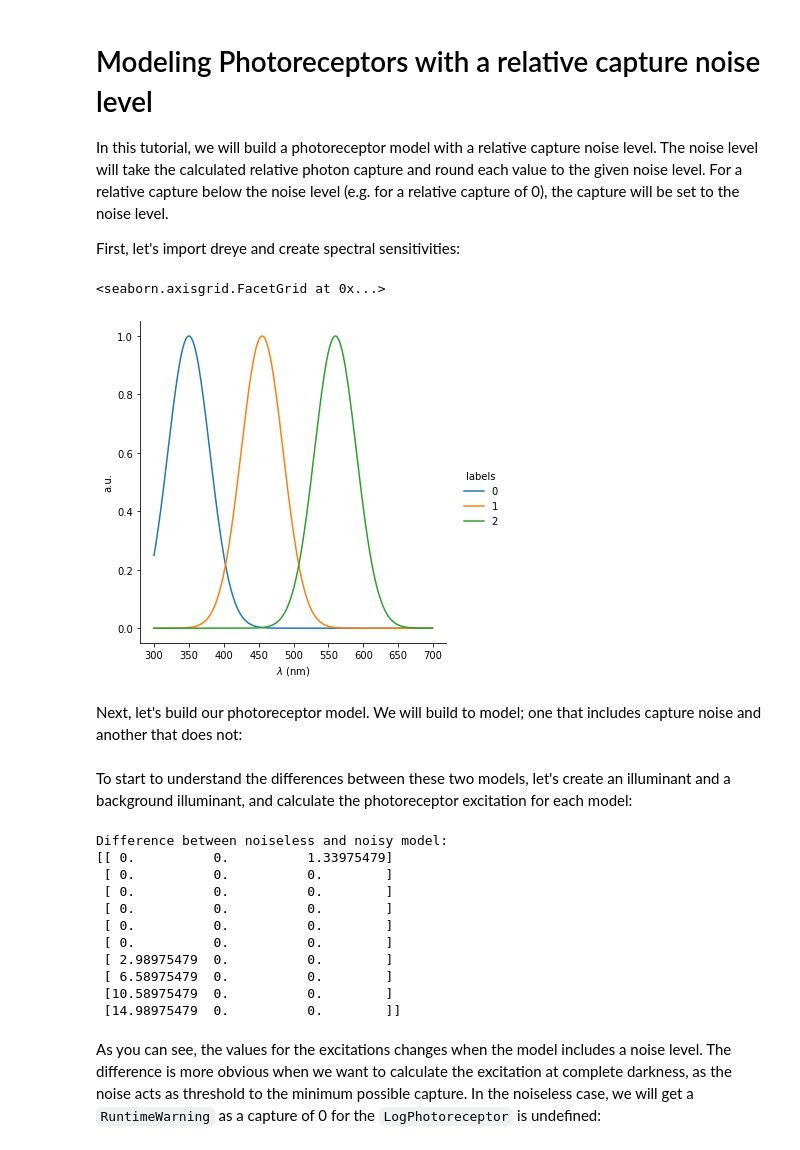
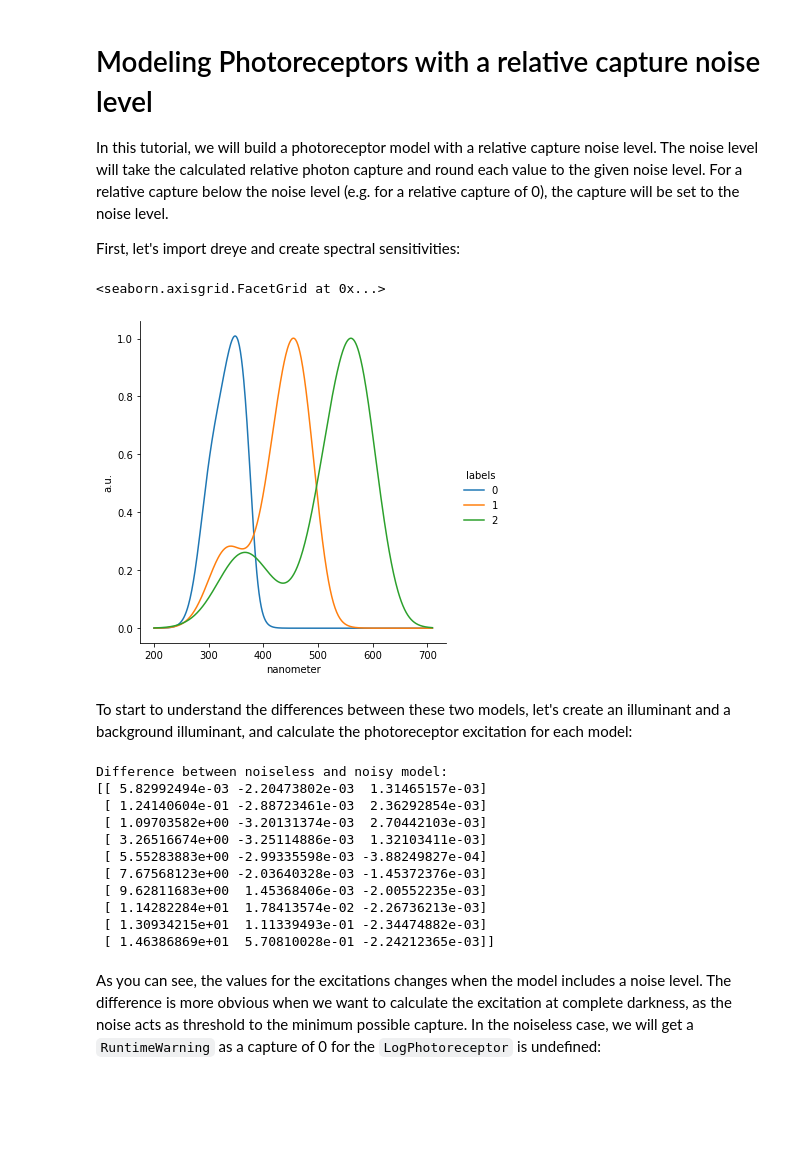
Before and after one commit to neuralsignal/dreye, a Jupyter notebook: tutorials/noisy_photoreceptor_model.ipynb, the cells around one changed output. Saved outputs shown, nothing was run; the diff lists cells and outputs as text; code cells hidden in the pictures; blank space fills up the shorter version.

```diff
--- a/tutorials/noisy_photoreceptor_model.ipynb
+++ b/tutorials/noisy_photoreceptor_model.ipynb
@@ -8,21 +8,14 @@ First, let's import dreye and create spectral sensitivities:
 import numpy as np
 from scipy.stats import norm
 import dreye
-from dreye import create_measured_spectra_container
-from dreye import IndependentExcitationFit
+from dreye import create_photoreceptor_model, create_measured_spectra_container
 
-wls = np.arange(300, 700, 1.0)
-
-sensitivity = dreye.Sensitivity(
-    dreye.create_gaussian_spectrum(
-    wls,
+pr = create_photoreceptor_model(
     [350, 455, 560],
-    std=30, units=None, max_normalized=True
-))
-
-sensitivity.plot()
+    photoreceptor_type='log',
+    capture_noise_level=1e-3
+)
+pr_ = create_photoreceptor_model(
+    [350, 455, 560],
+    photoreceptor_type='log',
+)
-# %% [output]
-<seaborn.axisgrid.FacetGrid at 0x...>
-[figure, removed]
-# %% [markdown]
-Next, let's build our photoreceptor model. We will build to model; one that includes capture noise and another that does not:
@@ -37,14 +22,20 @@ pr_ = dreye.LogPhotoreceptor(
+# %%
+pr.sensitivity.plot()
+# %% [output]
+<seaborn.axisgrid.FacetGrid at 0x...>
+[figure, added]
 # %% [markdown]
 To start to understand the differences between these two models, let's create an illuminant and a background illuminant, and calculate the photoreceptor excitation for each model:
 # %%
+wls = pr.wls
 illuminant = dreye.create_gaussian_spectrum(
     wls,
     np.arange(400, 600, 20),
     std=10, units='uE'
 )
-background = dreye.Spectrum(
+background = dreye.Signal(
     np.ones(len(wls))/len(wls),
-    wls, units='uE'
+    wls, units='uE', domain_units='nm'
 )
 
 excitation = pr.excitation(
@@ -60,16 +51,16 @@ print("Difference between noiseless and noisy model:")
 print(excitation-excitation_)
 # %% [output]
 Difference between noiseless and noisy model:
-[[ 0.          0.          1.33975479]
- [ 0.          0.          0.        ]
- [ 0.          0.          0.        ]
- [ 0.          0.          0.        ]
- [ 0.          0.          0.        ]
- [ 0.          0.          0.        ]
- [ 2.98975479  0.          0.        ]
- [ 6.58975479  0.          0.        ]
- [10.58975479  0.          0.        ]
- [14.98975479  0.          0.        ]]
+[[ 5.82992494e-03 -2.20473802e-03  1.31465157e-03]
+ [ 1.24140604e-01 -2.88723461e-03  2.36292854e-03]
+ [ 1.09703582e+00 -3.20131374e-03  2.70442103e-03]
+ [ 3.26516674e+00 -3.25114886e-03  1.32103411e-03]
+ [ 5.55283883e+00 -2.99335598e-03 -3.88249827e-04]
+ [ 7.67568123e+00 -2.03640328e-03 -1.45372376e-03]
+ [ 9.62811683e+00  1.45368406e-03 -2.00552235e-03]
+ [ 1.14282284e+01  1.78413574e-02 -2.26736213e-03]
+ [ 1.30934215e+01  1.11339493e-01 -2.34474882e-03]
+ [ 1.46386869e+01  5.70810028e-01 -2.24212365e-03]]
 # %% [markdown]
 As you can see, the values for the excitations changes when the model includes a noise level. The difference is more obvious when we want to calculate the excitation at complete darkness, as the noise acts as threshold to the minimum possible capture. In the noiseless case, we will get a `RuntimeWarning` as a capture of 0 for the `LogPhotoreceptor` is undefined:
 # %%
```
Also changed, not shown: parts of 8 cells of this notebook, 5 other files.
